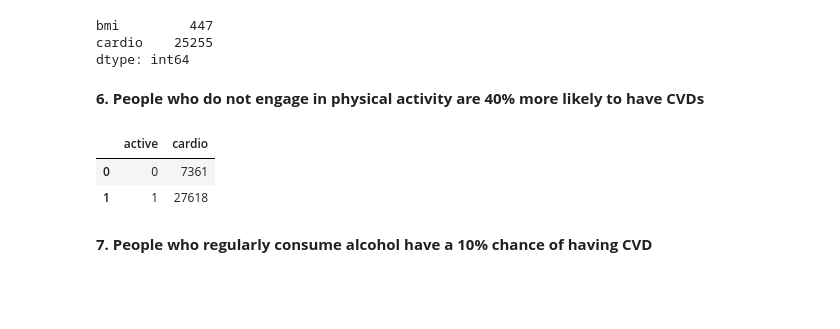
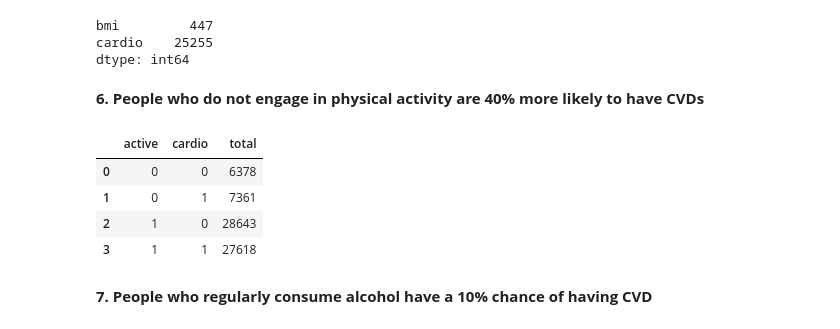
Before and after one commit to HenriqueCR1291/cardio_catch_diseases, a Jupyter notebook: m01_cardio_catch_diseases.ipynb, the cells around one changed output. Cells and saved outputs as stored; diff of their text form; code cells hidden in the pictures; blank space fills up the shorter version.

```diff
--- a/m01_cardio_catch_diseases.ipynb
+++ b/m01_cardio_catch_diseases.ipynb
@@ -450,12 +487,14 @@ dtype: int64
 # %% [markdown]
 **6. People who do not engage in physical activity are 40% more likely to have CVDs**
 # %%
-aux1 = df3[['active', 'cardio']].groupby('active').sum().reset_index()
+aux1 = df3[['active', 'cardio']].groupby(['active','cardio']).size().reset_index().rename(columns={0:'total'})
 aux1
 # %% [output]
-|  | active | cardio |
-| 0 | 0 | 7361 |
-| 1 | 1 | 27618 |
+|  | active | cardio | total |
+| 0 | 0 | 0 | 6378 |
+| 1 | 0 | 1 | 7361 |
+| 2 | 1 | 0 | 28643 |
+| 3 | 1 | 1 | 27618 |
 # %% [markdown]
 **7. People who regularly consume alcohol have a 10% chance of having CVD**
 # %%
```
Also changed, not shown: parts of 8 cells of this notebook.
